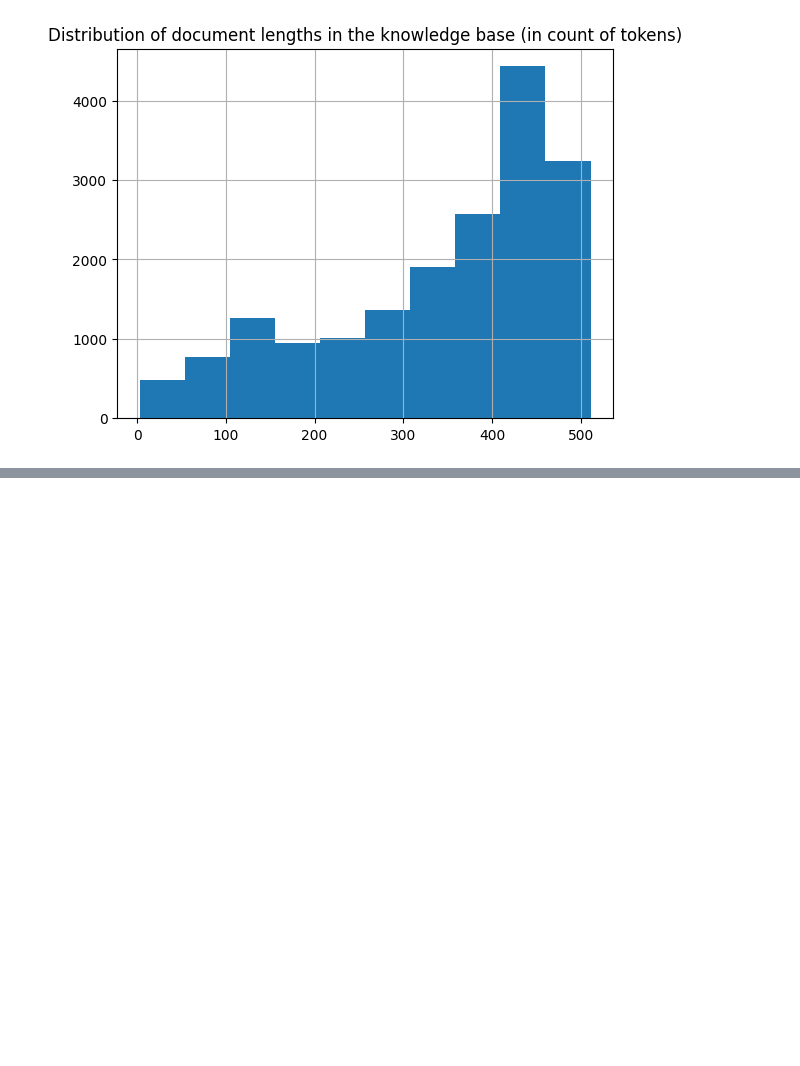
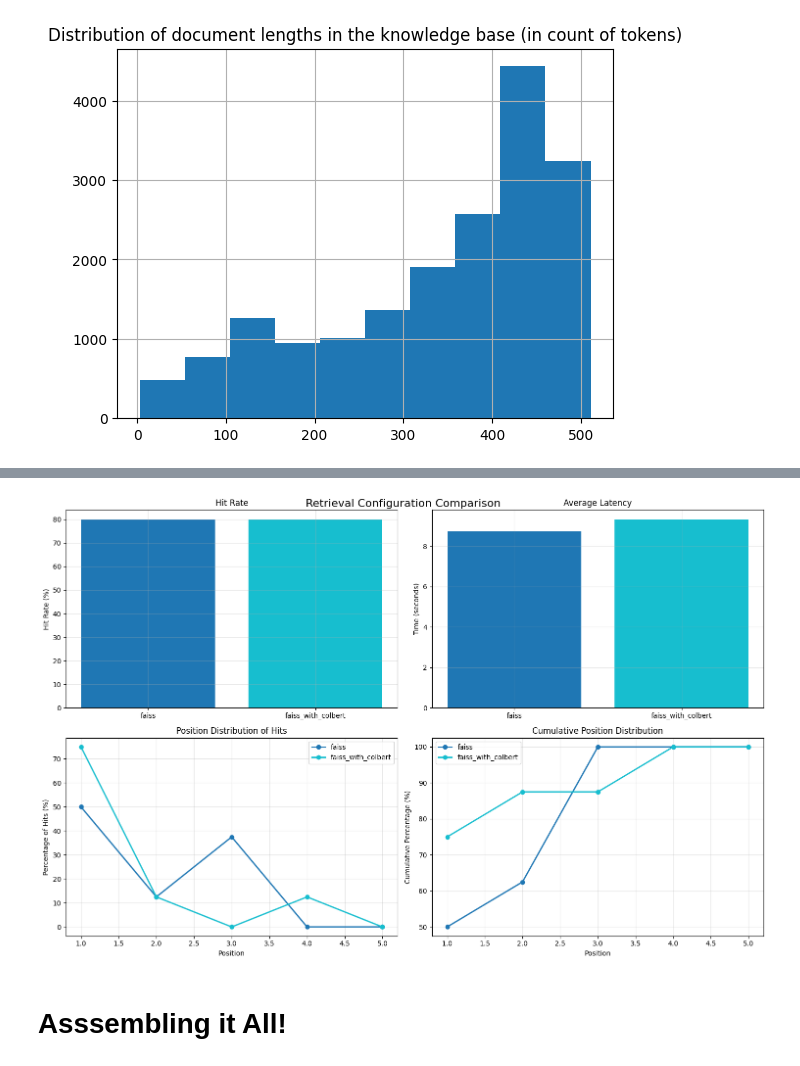
Before and after one commit to MkYacine/NLP-playground, a Jupyter notebook: RAG/main.ipynb, the cells around one changed output, grey strips where cells are left out. Cells and saved outputs as stored; diff of their text form; code cells hidden in the pictures; blank space fills up the shorter version.

Commit message:
retrieval initial comparison

```diff
--- a/RAG/main.ipynb
+++ b/RAG/main.ipynb
@@ -181,0 +181,13 @@ loaded_vectorstore = FAISS.load_local(
+# %%
+import pacmap
+import numpy as np
+import plotly.express as px
+
+embedding_projector = pacmap.PaCMAP(n_components=2, n_neighbors=None, MN_ratio=0.5, FP_ratio=2.0, random_state=1)
+
+embeddings_2d = [
+    list(KNOWLEDGE_VECTOR_DATABASE.index.reconstruct_n(idx, 1)[0]) for idx in range(len(docs_processed))
+] + [query_vector]
+
+# Fit the data (the index of transformed data corresponds to the index of the original data)
+documents_projected = embedding_projector.fit_transform(np.array(embeddings_2d), init="pca")
@@ -181,0 +334,4 @@ loaded_vectorstore = FAISS.load_local(
+# %%
+from ragatouille import RAGPretrainedModel
+
+RERANKER = RAGPretrainedModel.from_pretrained("colbert-ir/colbertv2.0")
@@ -181,0 +434,16 @@ loaded_vectorstore = FAISS.load_local(
+# %%
+# Run evaluations with different configurations
+base_metrics = evaluate_retriever(
+    KNOWLEDGE_VECTOR_DATABASE,
+    qa_dataset.select(range(10)),
+    k=5,
+    use_colbert_reranking=False
+)
+# %%
+colbert_metrics = evaluate_retriever(
+    KNOWLEDGE_VECTOR_DATABASE,
+    qa_dataset.select(range(10)),
+    k=5,
+    use_colbert_reranking=True,
+    colbert_model=RERANKER
+)
@@ -181,0 +545,7 @@ loaded_vectorstore = FAISS.load_local(
+# %%
+fig = visualize_retrieval_metrics(base_metrics, colbert_metrics)
+plt.show()
+# %% [output]
+[figure, added]
+# %% [markdown]
+# Asssembling it All!
```
Also changed, not shown: parts of 22 cells of this notebook.
